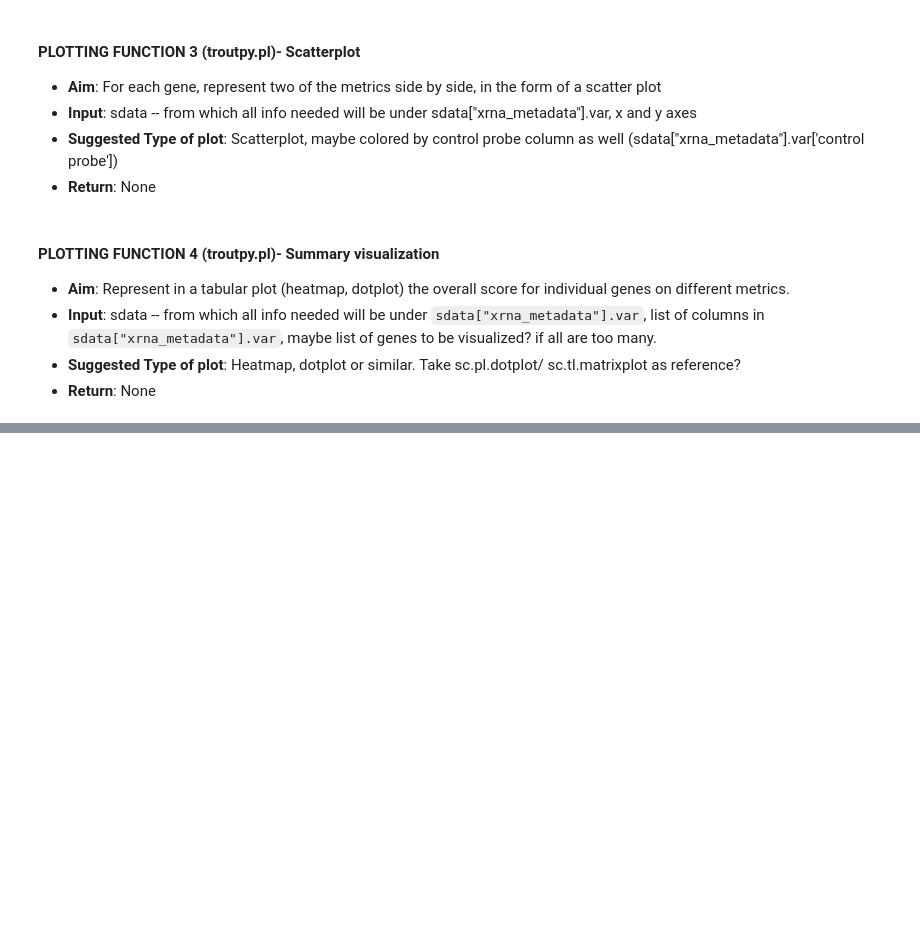
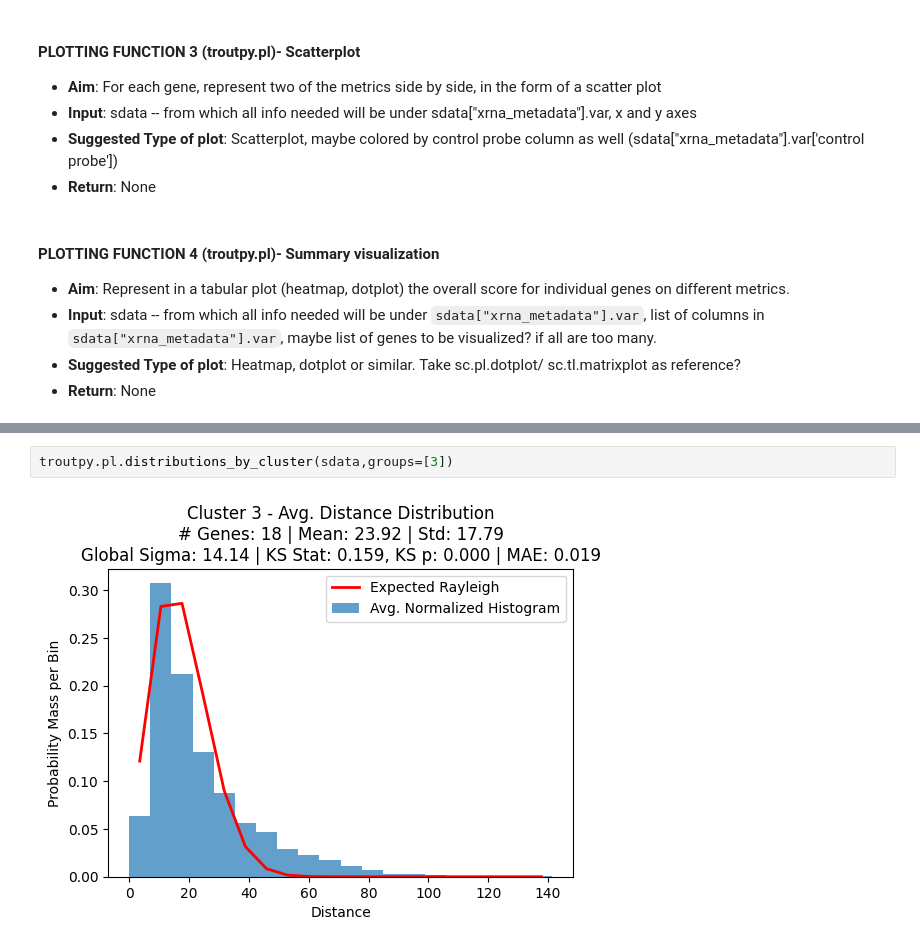
Before and after one commit to theislab/troutpy, a Jupyter notebook: notebooks/spatialdata_tutorials/4_quantify_exRNA.ipynb, the cells around one changed output, grey strips where cells are left out. Cells and saved outputs as stored; diff of their text form; blank space fills up the shorter version.

```diff
--- a/notebooks/spatialdata_tutorials/4_quantify_exRNA.ipynb
+++ b/notebooks/spatialdata_tutorials/4_quantify_exRNA.ipynb
@@ -139,0 +145,4 @@ exrna_metrics_filt = exrna_metrics.loc[:, ["logfoldratio_over_noise", "logfoldra
+# %%
+troutpy.pl.distributions_by_cluster(sdata,groups=[3])
+# %% [output]
+[figure, added]
```
Also changed, not shown: parts of 21 cells of this notebook, 10 other files.
